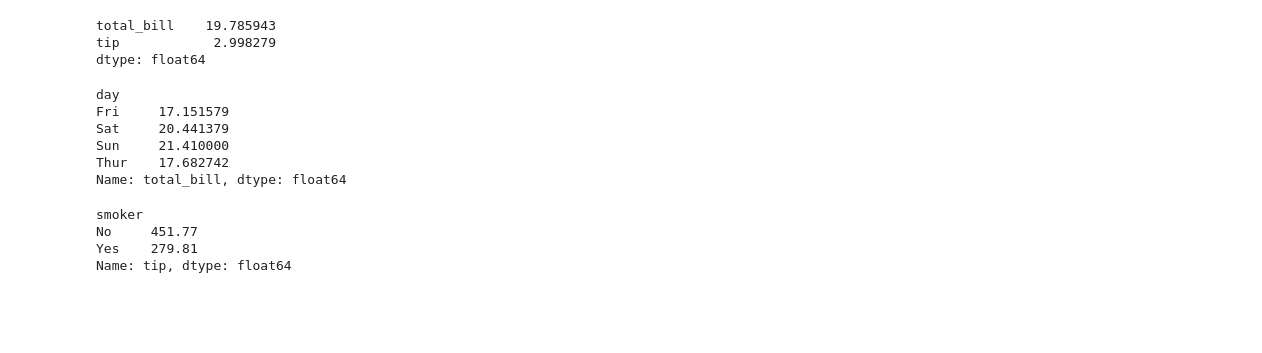
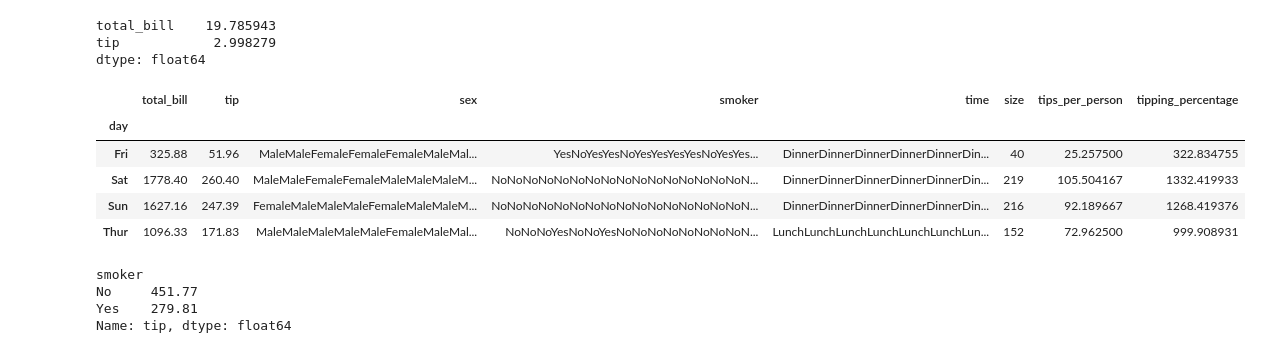
Before and after one commit to gemmaporrill1/replit, a Jupyter notebook: day_16_pandas_intro.ipynb, the cells around one changed output. Drawn from its saved outputs; the diff is of its cells as text; code cells hidden in the pictures; blank space fills up the shorter version.

```diff
--- a/day_16_pandas_intro.ipynb
+++ b/day_16_pandas_intro.ipynb
@@ -422,14 +423,14 @@ dtype: float64
 # %%
 # Task - average total bill on each day
 
-tips_df.groupby('day')['total_bill'].mean()
+tips_df.groupby('day').sum()
 # %% [output]
-day
-Fri     17.151579
-Sat     20.441379
-Sun     21.410000
-Thur    17.682742
-Name: total_bill, dtype: float64
+|  | total_bill | tip | sex | smoker | time | size | tips_per_person | tipping_percentage |
+| day |  |  |  |  |  |  |  |  |
+| Fri | 325.88 | 51.96 | MaleMaleFemaleFemaleFemaleMaleMal... | YesNoYesYesNoYesYesYesYesNoYesYes... | DinnerDinnerDinnerDinnerDinnerDin... | 40 | 25.257500 | 322.834755 |
+| Sat | 1778.40 | 260.40 | MaleMaleFemaleFemaleMaleMaleMaleM... | NoNoNoNoNoNoNoNoNoNoNoNoNoNoNoNoN... | DinnerDinnerDinnerDinnerDinnerDin... | 219 | 105.504167 | 1332.419933 |
+| Sun | 1627.16 | 247.39 | FemaleMaleMaleMaleFemaleMaleMaleM... | NoNoNoNoNoNoNoNoNoNoNoNoNoNoNoNoN... | DinnerDinnerDinnerDinnerDinnerDin... | 216 | 92.189667 | 1268.419376 |
+| Thur | 1096.33 | 171.83 | MaleMaleMaleMaleMaleFemaleMaleMal... | NoNoNoYesNoNoYesNoNoNoNoNoNoNoNoN... | LunchLunchLunchLunchLunchLunchLun... | 152 | 72.962500 | 999.908931 |
 # %%
 tips_df.groupby('smoker')['tip'].sum()
 # %% [output]
```
Also changed, not shown: parts of 8 cells of this notebook, 2 other files.
